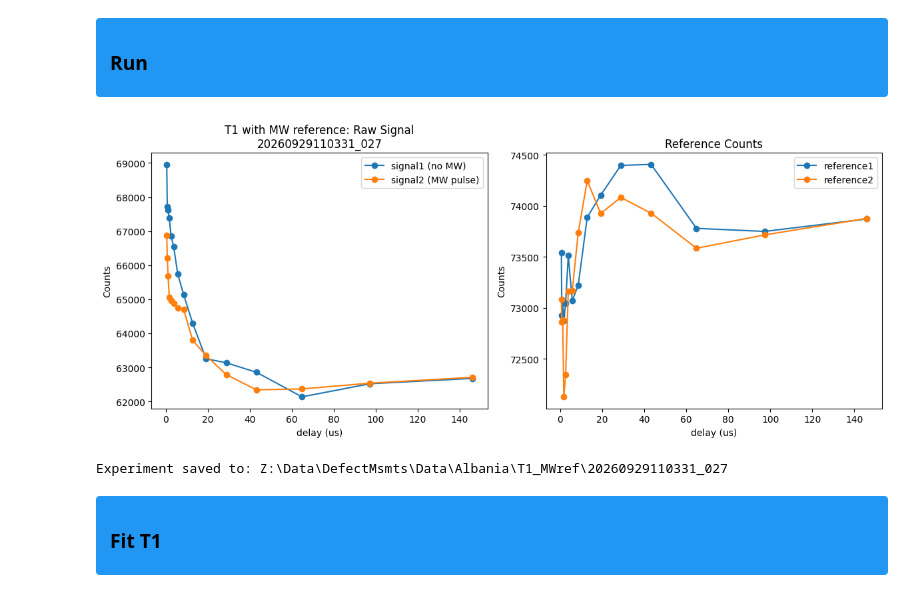
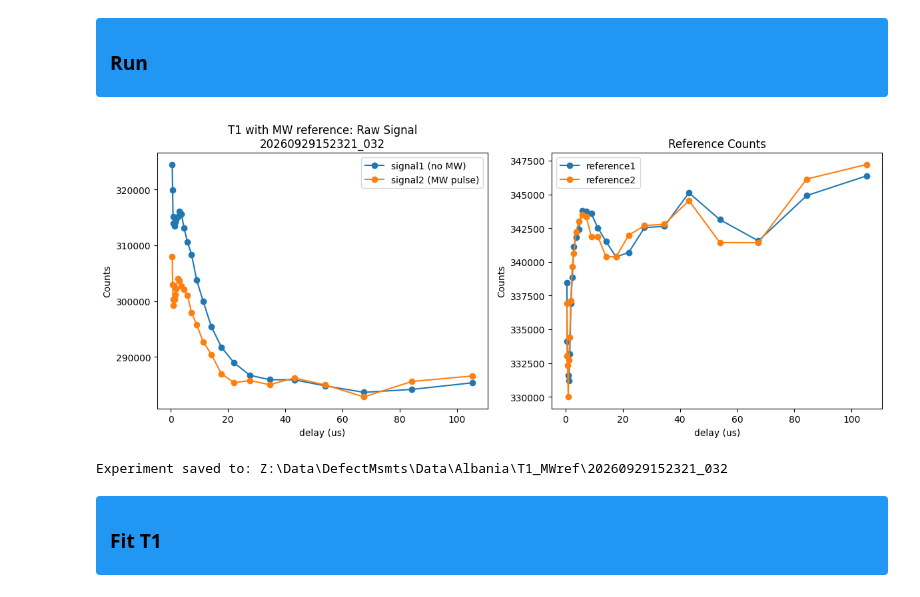
Before and after one commit to jeree-m/qick-dawg, a Jupyter notebook: jupyter_notebooks/ODMR_Rabi_T1.ipynb, the cells around one changed output. Cells and saved outputs as stored; diff of their text form; code cells hidden in the pictures.

```diff
--- a/jupyter_notebooks/ODMR_Rabi_T1.ipynb
+++ b/jupyter_notebooks/ODMR_Rabi_T1.ipynb
@@ -1007,14 +1007,14 @@ SetPower(0)
 config = copy(default_config)
 
 # ---- Experimental Parameters (knobs) ----
-laser_power = 50
+laser_power = 30
 mw_gain = 7000
-resonance_fMHz = 3505
+resonance_fMHz = 3510
 mw_pulse_tns = 3000          # long saturating pulse, no Rabi needed
 delay_start_tus = 0.5
 delay_stop_tus = 100
-scaling_factor = '3/2'
-reps = 500000
+scaling_factor = '5/4'
+reps = 1000000
 
 # ---- Setup ----
 SetPower(laser_power)
@@ -1070,35 +1070,35 @@ np.savez(
     delay_us=t,
     signal1=d.signal1,
     signal2=d.signal2,
     reference1=d.reference1,
     reference2=d.reference2,
 )
 
 # ---- Plot raw ----
 fig, axes = plt.subplots(1, 2, figsize=(12, 5))
 
 axes[0].plot(t, d.signal1, 'o-', label='signal1 (no MW)')
 axes[0].plot(t, d.signal2, 'o-', label='signal2 (MW pulse)')
 axes[0].set_xlabel('delay (us)')
 axes[0].set_ylabel('Counts')
 axes[0].set_title(f'T1 with MW reference: Raw Signal\n{experiment_id}')
 axes[0].legend()
 
 axes[1].plot(t, d.reference1, 'o-', label='reference1')
 axes[1].plot(t, d.reference2, 'o-', label='reference2')
 axes[1].set_xlabel('delay (us)')
 axes[1].set_ylabel('Counts')
 axes[1].set_title('Reference Counts')
 axes[1].legend()
 
 plt.tight_layout()
 fig.savefig(experiment_folder / "t1_mwref_raw.png", dpi=300, bbox_inches="tight")
 plt.show()
 
 print(f"Experiment saved to: {experiment_folder}")
 # %% [output]
-[figure, old version]
+[figure, new version]
-Experiment saved to: Z:\Data\DefectMsmts\Data\Albania\T1_MWref\20260929110331_027
+Experiment saved to: Z:\Data\DefectMsmts\Data\Albania\T1_MWref\20260929152321_032
 # %% [markdown]
 <div style="background-color:#2196F3; padding:8px 14px; border-radius:4px;">
 <h3 style="color:black; margin:0;">  Fit T1 </h3>
```
Also changed, not shown: parts of 12 cells of this notebook.
